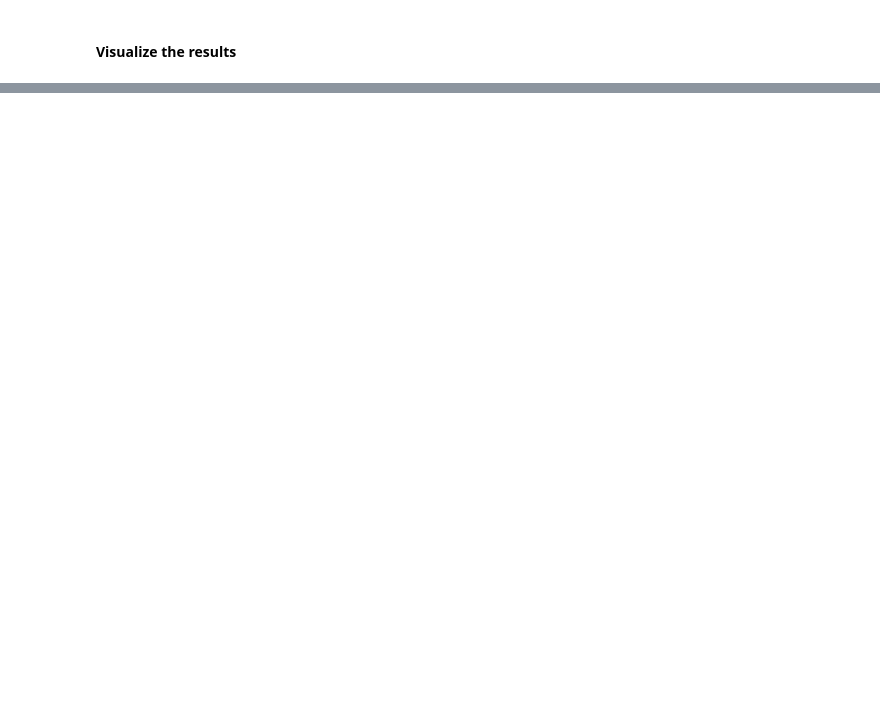
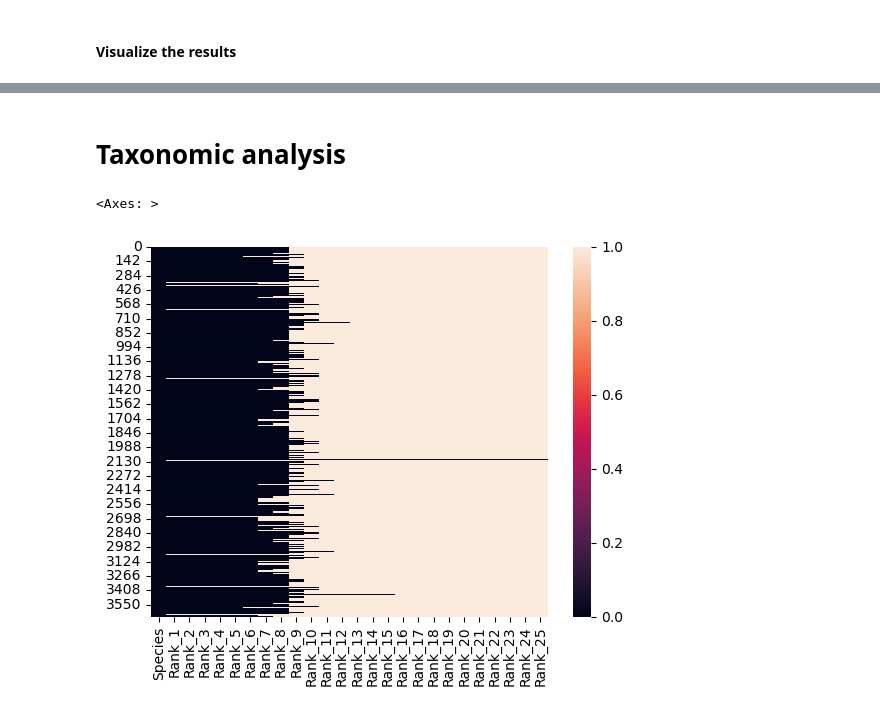
Before and after one commit to ChandrashekarCR/mgps_optimization, a Jupyter notebook: notebooks/metasub_mgps_processing_31032025.ipynb, the cells around one changed output, grey strips where cells are left out. Saved outputs shown, nothing was run; the diff lists cells and outputs as text; code cells hidden in the pictures; blank space fills up the shorter version.

Commit message:
Tenth Commit. Adding more features by incorporating data on taxonomy and then performing recursive feature elimination.

```diff
--- a/notebooks/metasub_mgps_processing_31032025.ipynb
+++ b/notebooks/metasub_mgps_processing_31032025.ipynb
@@ -1161,0 +999,2 @@ pd.read_csv("/home/inf-21-2024/binp37/data/metasub_global_results.csv")
+# %% [markdown]
+# Taxonomic analysis
@@ -1161,0 +1119,7 @@ pd.read_csv("/home/inf-21-2024/binp37/data/metasub_global_results.csv")
+# %%
+species_df = pd.read_csv("./data/metasub/species_lineages.csv")
+species_df = species_df.dropna(axis=1,how='all')
+sns.heatmap(species_df.isna())
+# %% [output]
+<Axes: >
+[figure, added]
```
Also changed, not shown: parts of 20 cells of this notebook, 9 other files.
